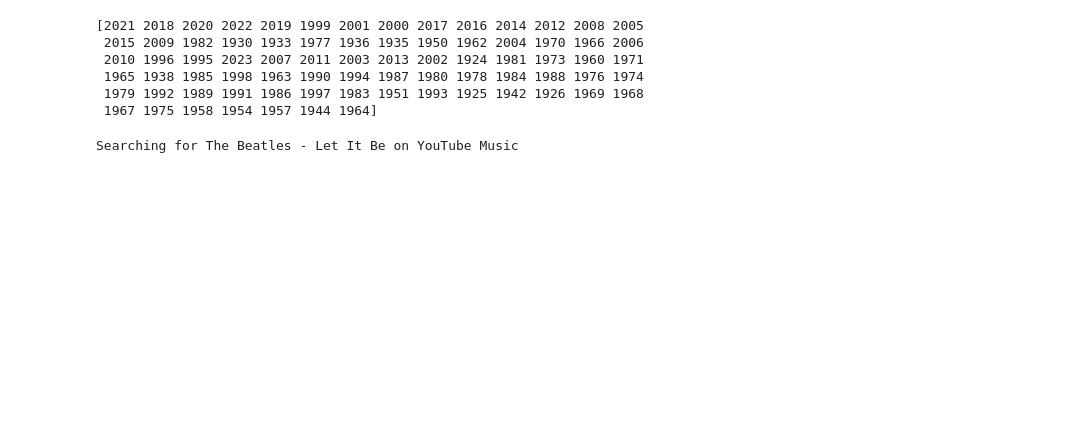
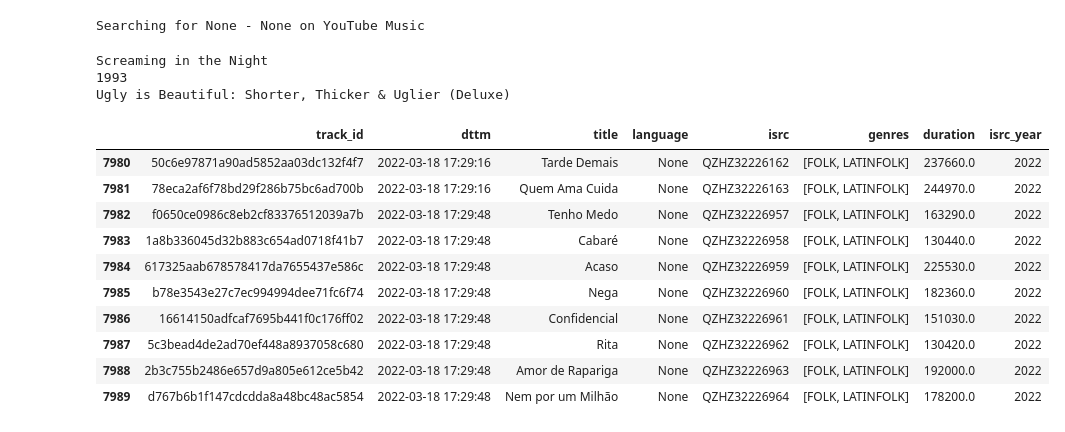
Before and after one commit to yakgleb/YandexMusic_hackathon, a Jupyter notebook: MusicMetaLinker.ipynb, the cells around one changed output. Cells and saved outputs as stored; diff of their text form; code cells hidden in the pictures; blank space fills up the shorter version.

```diff
--- a/MusicMetaLinker.ipynb
+++ b/MusicMetaLinker.ipynb
@@ -69,33 +136,13 @@ memory usage: 3.8+ MB
-# %%
-meta['isrc'] = meta['isrc'].str.replace("-","")
-meta = meta.drop_duplicates(subset = 'isrc', ignore_index = True)
-meta = meta.dropna(subset=['isrc']).reset_index(drop=True)
-meta['isrc_year'] = meta['isrc'].str[5:7]
-meta = meta.astype({'isrc_year':'int'})
-for i in range(len(meta.index)):
-    if meta.loc[i,'isrc_year']>23:
-        meta.loc[i,'isrc_year'] = meta.loc[i,'isrc_year']+1900
-    else:
-        meta.loc[i,'isrc_year'] = meta.loc[i,'isrc_year']+2000
-print(meta['isrc_year'].unique())
-# %% [output]
-[2021 2018 2020 2022 2019 1999 2001 2000 2017 2016 2014 2012 2008 2005
- 2015 2009 1982 1930 1933 1977 1936 1935 1950 1962 2004 1970 1966 2006
- 2010 1996 1995 2023 2007 2011 2003 2013 2002 1924 1981 1973 1960 1971
- 1965 1938 1985 1998 1963 1990 1994 1987 1980 1978 1984 1988 1976 1974
- 1979 1992 1989 1991 1986 1997 1983 1951 1993 1925 1942 1926 1969 1968
- 1967 1975 1958 1954 1957 1944 1964]
 # %%
-#Оригинальный скрипт
 from MusicMetaLinker.linking import linking
 
 # Create a linking object
 linker = linking.Align(
-                artist="The Beatles",
-                album="Let It Be",
-                track="Let It Be",
-                track_number=4,
-                duration=168.25,
+#                artist="The Beatles",
+#                album="Let It Be",
+#                track="Let It Be",
+#                track_number=4,
+#                duration=168.25,
 #                release_year=1970,
 #                musicbrainz_id="b10bbbfc-cf9e-42e0-be17-e2c3e1d2600d",
                 isrc="USAR10000048",
@@ -111,11 +158,34 @@ release_year = linker.get_release_date()
 isrc = linker.get_isrc()
 
 # Get the identifiers
-links = {'musicbrainz': linker.get_mbid(),
+links = {#'musicbrainz': linker.get_mbid(),
          'isrc': linker.get_isrc() if isrc is None else isrc,
-         'deezer': linker.get_deezer_id(),
-         'deezer_url': linker.get_deezer_link(),
-         'youtube_url': linker.get_youtube_link(),
+         #'deezer': linker.get_deezer_id(),
+         #'deezer_url': linker.get_deezer_link(),
+         #'youtube_url': linker.get_youtube_link(),
          }
 # %% [output]
-Searching for The Beatles - Let It Be on YouTube Music
+Searching for None - None on YouTube Music
+# %%
+print(track_name)
+print(release_year)
+print(album_name)
+# %% [output]
+Screaming in the Night
+1993
+Ugly is Beautiful: Shorter, Thicker & Uglier (Deluxe)
+# %%
+display(meta[7980:7990])
+display(meta.sample(10))
+# %% [output]
+|  | track_id | dttm | title | language | isrc | genres | duration | isrc_year |
+| 7980 | 50c6e97871a90ad5852aa03dc132f4f7 | 2022-03-18 17:29:16 | Tarde Demais | None | QZHZ32226162 | [FOLK, LATINFOLK] | 237660.0 | 2022 |
+| 7981 | 78eca2af6f78bd29f286b75bc6ad700b | 2022-03-18 17:29:16 | Quem Ama Cuida | None | QZHZ32226163 | [FOLK, LATINFOLK] | 244970.0 | 2022 |
+| 7982 | f0650ce0986c8eb2cf83376512039a7b | 2022-03-18 17:29:48 | Tenho Medo | None | QZHZ32226957 | [FOLK, LATINFOLK] | 163290.0 | 2022 |
+| 7983 | 1a8b336045d32b883c654ad0718f41b7 | 2022-03-18 17:29:48 | Cabaré | None | QZHZ32226958 | [FOLK, LATINFOLK] | 130440.0 | 2022 |
+| 7984 | 617325aab678578417da7655437e586c | 2022-03-18 17:29:48 | Acaso | None | QZHZ32226959 | [FOLK, LATINFOLK] | 225530.0 | 2022 |
+| 7985 | b78e3543e27c7ec994994dee71fc6f74 | 2022-03-18 17:29:48 | Nega | None | QZHZ32226960 | [FOLK, LATINFOLK] | 182360.0 | 2022 |
+| 7986 | 16614150adfcaf7695b441f0c176ff02 | 2022-03-18 17:29:48 | Confidencial | None | QZHZ32226961 | [FOLK, LATINFOLK] | 151030.0 | 2022 |
+| 7987 | 5c3bead4de2ad70ef448a8937058c680 | 2022-03-18 17:29:48 | Rita | None | QZHZ32226962 | [FOLK, LATINFOLK] | 130420.0 | 2022 |
+| 7988 | 2b3c755b2486e657d9a805e612ce5b42 | 2022-03-18 17:29:48 | Amor de Rapariga | None | QZHZ32226963 | [FOLK, LATINFOLK] | 192000.0 | 2022 |
+| 7989 | d767b6b1f147cdcdda8a48bc48ac5854 | 2022-03-18 17:29:48 | Nem por um Milhão | None | QZHZ32226964 | [FOLK, LATINFOLK] | 178200.0 | 2022 |
```
Also changed, not shown: parts of 19 cells of this notebook.
